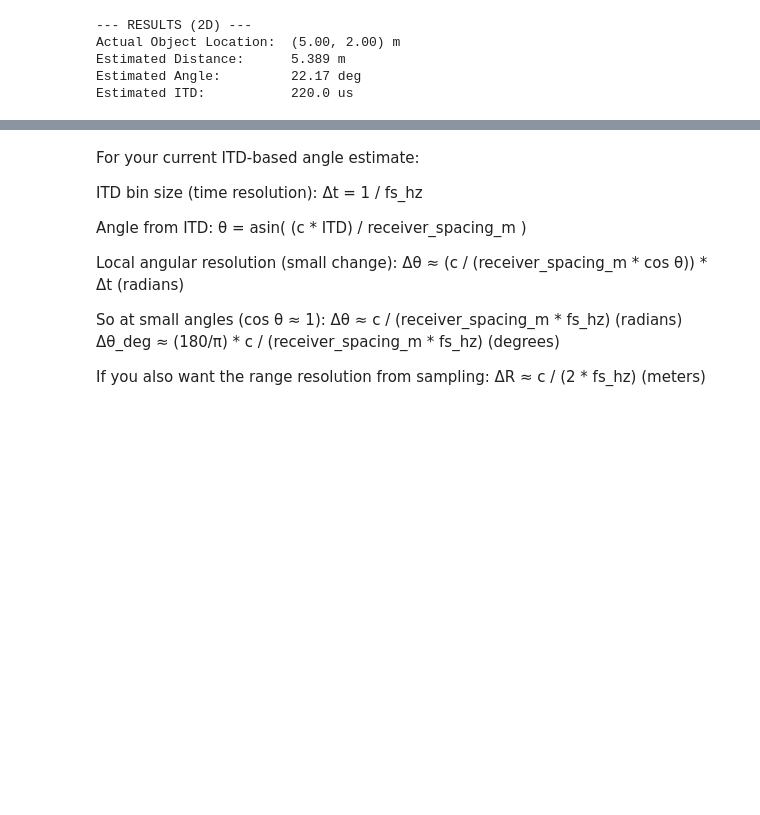
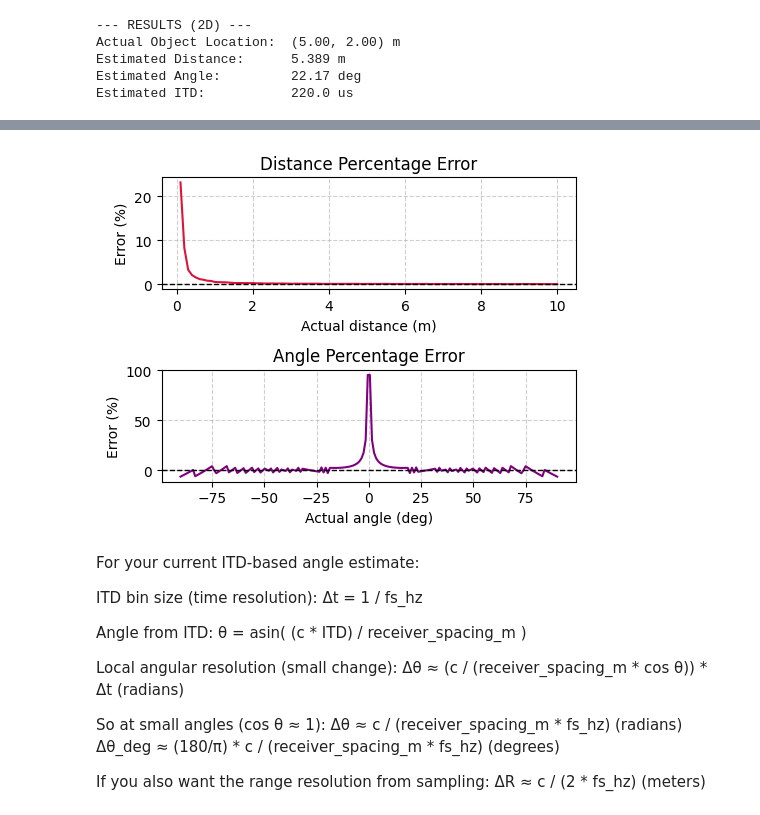
Before and after one commit to jackhenry02/Radar_SNN_2, a Jupyter notebook: notebooks/Delay_neuron_echo_2D.ipynb, the cells around one changed output, grey strips where cells are left out. Cells and saved outputs as stored; diff of their text form; code cells hidden in the pictures; blank space fills up the shorter version.

```diff
--- a/notebooks/Delay_neuron_echo_2D.ipynb
+++ b/notebooks/Delay_neuron_echo_2D.ipynb
@@ -228,0 +171,21 @@ Angle RMSE:    0.341 deg
+# %%
+distance_fixed = 5.0
+angles_deg = np.linspace(-90.0, 90.0, 180)
+angles_measured = []
+
+for a in angles_deg:
+    obj_x = distance_fixed * np.cos(np.deg2rad(a))
+    obj_y = distance_fixed * np.sin(np.deg2rad(a))
+    objects_loop = ObjectsConfig(object_location_2D=(obj_x, obj_y))
+    environment = SpikingRadarChannel_2D(model_config, physics_config, objects_loop)
+
+    rx_left, rx_right = environment.propagate(tx.tx_signal)
+    rx_loop = receiver.process(rx_left, rx_right, tx.time_s, tx.chirp_template)
+
+    result = processing_model.estimate_2d(
+        tx.spikes,
+        rx_loop.recovered_spikes_left,
+        rx_loop.recovered_spikes_right,
+        receiver_spacing_m=model_config.receiver_spacing_m,
+    )
+    angles_measured.append(result.angle_deg)
@@ -229,3 +244,28 @@ Angle RMSE:    0.341 deg
+# %%
+# Percentage error plots for distance and angle sweeps
+dist_err_pct = (distances_measured - distances) * 100.0 / distances
+angle_err_pct = np.where(
+    np.abs(angles_deg) > 1e-9,
+    (angles_measured - angles_deg) * 100.0 / angles_deg,
+    np.nan,
+)
+fig, axes = plt.subplots(2, 1, figsize=(5, 4))
+axes[0].plot(distances, dist_err_pct, color="crimson")
+axes[0].axhline(0, color="black", linestyle="--", linewidth=1)
+axes[0].set_title("Distance Percentage Error")
+axes[0].set_xlabel("Actual distance (m)")
+axes[0].set_ylabel("Error (%)")
+axes[0].grid(True, linestyle="--", alpha=0.6)
+axes[1].plot(angles_deg, angle_err_pct, color="purple")
+axes[1].axhline(0, color="black", linestyle="--", linewidth=1)
+axes[1].set_title("Angle Percentage Error")
+axes[1].set_xlabel("Actual angle (deg)")
+axes[1].set_ylabel("Error (%)")
+axes[1].grid(True, linestyle="--", alpha=0.6)
+plt.tight_layout()
+plt.show()
+# %% [output]
+[figure, added]
 # %% [markdown]
 For your current ITD‑based angle estimate:
 
```
Also changed, not shown: parts of 8 cells of this notebook.
